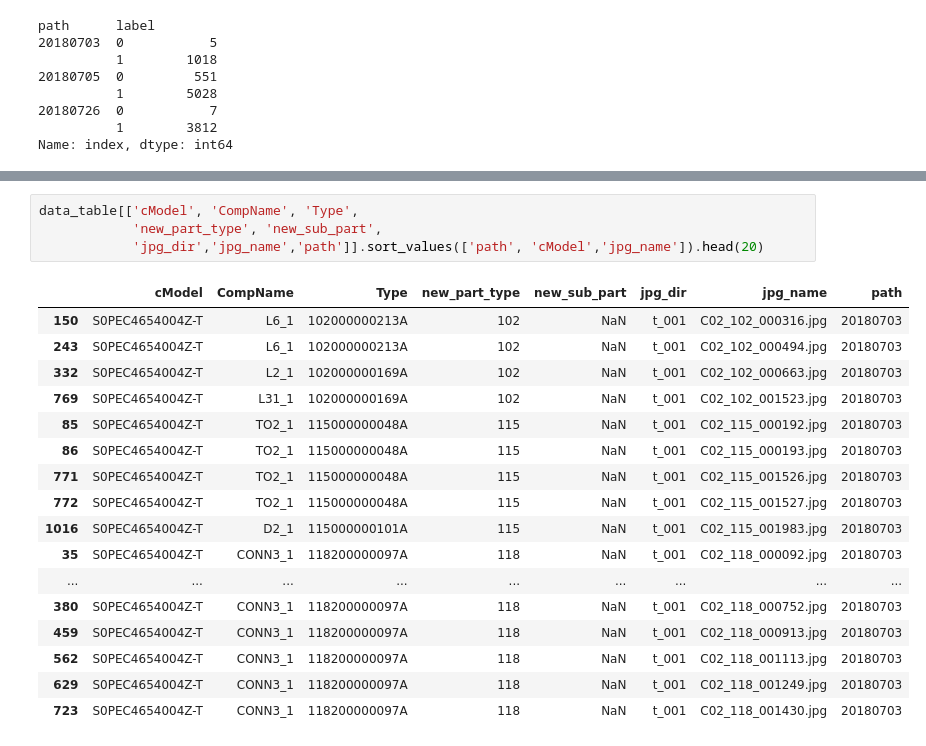
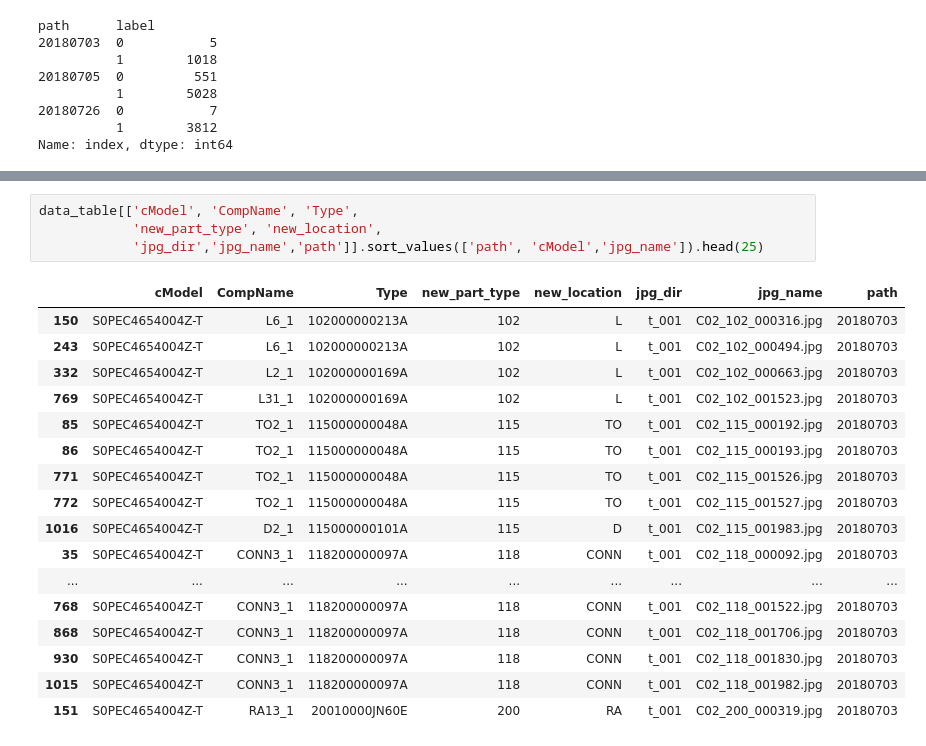
Before and after one commit to chengjiun/aia_exercise, a Jupyter notebook: examine_path_dirs.ipynb, the cells around one changed output, grey strips where cells are left out. Cells and saved outputs as stored; diff of their text form.

```diff
--- a/examine_path_dirs.ipynb
+++ b/examine_path_dirs.ipynb
@@ -168,22 +341,22 @@ data_table['']
 # %%
 data_table[['cModel', 'CompName', 'Type',
-            'new_part_type', 'new_sub_part',
-            'jpg_dir','jpg_name','path']].sort_values(['path', 'cModel','jpg_name']).head(20)
+            'new_part_type', 'new_location',
+            'jpg_dir','jpg_name','path']].sort_values(['path', 'cModel','jpg_name']).head(25)
 # %% [output]
-|  | cModel | CompName | Type | new_part_type | new_sub_part | jpg_dir | jpg_name | path |
-| 150 | S0PEC4654004Z-T | L6_1 | 102000000213A | 102 | NaN | t_001 | C02_102_000316.jpg | 20180703 |
-| 243 | S0PEC4654004Z-T | L6_1 | 102000000213A | 102 | NaN | t_001 | C02_102_000494.jpg | 20180703 |
-| 332 | S0PEC4654004Z-T | L2_1 | 102000000169A | 102 | NaN | t_001 | C02_102_000663.jpg | 20180703 |
-| 769 | S0PEC4654004Z-T | L31_1 | 102000000169A | 102 | NaN | t_001 | C02_102_001523.jpg | 20180703 |
-| 85 | S0PEC4654004Z-T | TO2_1 | 115000000048A | 115 | NaN | t_001 | C02_115_000192.jpg | 20180703 |
-| 86 | S0PEC4654004Z-T | TO2_1 | 115000000048A | 115 | NaN | t_001 | C02_115_000193.jpg | 20180703 |
-| 771 | S0PEC4654004Z-T | TO2_1 | 115000000048A | 115 | NaN | t_001 | C02_115_001526.jpg | 20180703 |
-| 772 | S0PEC4654004Z-T | TO2_1 | 115000000048A | 115 | NaN | t_001 | C02_115_001527.jpg | 20180703 |
-| 1016 | S0PEC4654004Z-T | D2_1 | 115000000101A | 115 | NaN | t_001 | C02_115_001983.jpg | 20180703 |
-| 35 | S0PEC4654004Z-T | CONN3_1 | 118200000097A | 118 | NaN | t_001 | C02_118_000092.jpg | 20180703 |
+|  | cModel | CompName | Type | new_part_type | new_location | jpg_dir | jpg_name | path |
+| 150 | S0PEC4654004Z-T | L6_1 | 102000000213A | 102 | L | t_001 | C02_102_000316.jpg | 20180703 |
+| 243 | S0PEC4654004Z-T | L6_1 | 102000000213A | 102 | L | t_001 | C02_102_000494.jpg | 20180703 |
+| 332 | S0PEC4654004Z-T | L2_1 | 102000000169A | 102 | L | t_001 | C02_102_000663.jpg | 20180703 |
+| 769 | S0PEC4654004Z-T | L31_1 | 102000000169A | 102 | L | t_001 | C02_102_001523.jpg | 20180703 |
+| 85 | S0PEC4654004Z-T | TO2_1 | 115000000048A | 115 | TO | t_001 | C02_115_000192.jpg | 20180703 |
+| 86 | S0PEC4654004Z-T | TO2_1 | 115000000048A | 115 | TO | t_001 | C02_115_000193.jpg | 20180703 |
+| 771 | S0PEC4654004Z-T | TO2_1 | 115000000048A | 115 | TO | t_001 | C02_115_001526.jpg | 20180703 |
+| 772 | S0PEC4654004Z-T | TO2_1 | 115000000048A | 115 | TO | t_001 | C02_115_001527.jpg | 20180703 |
+| 1016 | S0PEC4654004Z-T | D2_1 | 115000000101A | 115 | D | t_001 | C02_115_001983.jpg | 20180703 |
+| 35 | S0PEC4654004Z-T | CONN3_1 | 118200000097A | 118 | CONN | t_001 | C02_118_000092.jpg | 20180703 |
 | ... | ... | ... | ... | ... | ... | ... | ... | ... |
-| 380 | S0PEC4654004Z-T | CONN3_1 | 118200000097A | 118 | NaN | t_001 | C02_118_000752.jpg | 20180703 |
-| 459 | S0PEC4654004Z-T | CONN3_1 | 118200000097A | 118 | NaN | t_001 | C02_118_000913.jpg | 20180703 |
-| 562 | S0PEC4654004Z-T | CONN3_1 | 118200000097A | 118 | NaN | t_001 | C02_118_001113.jpg | 20180703 |
-| 629 | S0PEC4654004Z-T | CONN3_1 | 118200000097A | 118 | NaN | t_001 | C02_118_001249.jpg | 20180703 |
-| 723 | S0PEC4654004Z-T | CONN3_1 | 118200000097A | 118 | NaN | t_001 | C02_118_001430.jpg | 20180703 |
+| 768 | S0PEC4654004Z-T | CONN3_1 | 118200000097A | 118 | CONN | t_001 | C02_118_001522.jpg | 20180703 |
+| 868 | S0PEC4654004Z-T | CONN3_1 | 118200000097A | 118 | CONN | t_001 | C02_118_001706.jpg | 20180703 |
+| 930 | S0PEC4654004Z-T | CONN3_1 | 118200000097A | 118 | CONN | t_001 | C02_118_001830.jpg | 20180703 |
+| 1015 | S0PEC4654004Z-T | CONN3_1 | 118200000097A | 118 | CONN | t_001 | C02_118_001982.jpg | 20180703 |
+| 151 | S0PEC4654004Z-T | RA13_1 | 20010000JN60E | 200 | RA | t_001 | C02_200_000319.jpg | 20180703 |
```
Also changed, not shown: parts of 32 cells of this notebook, 3 other files.
